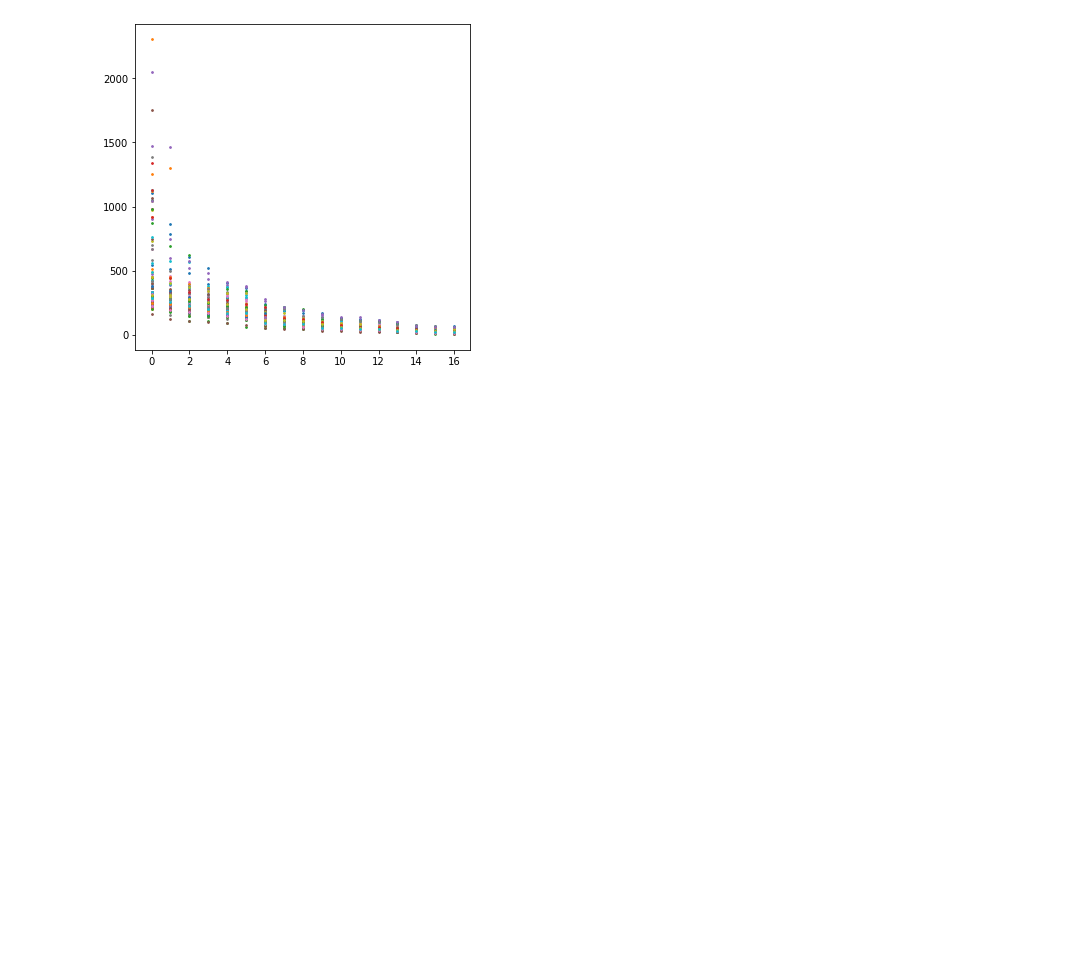
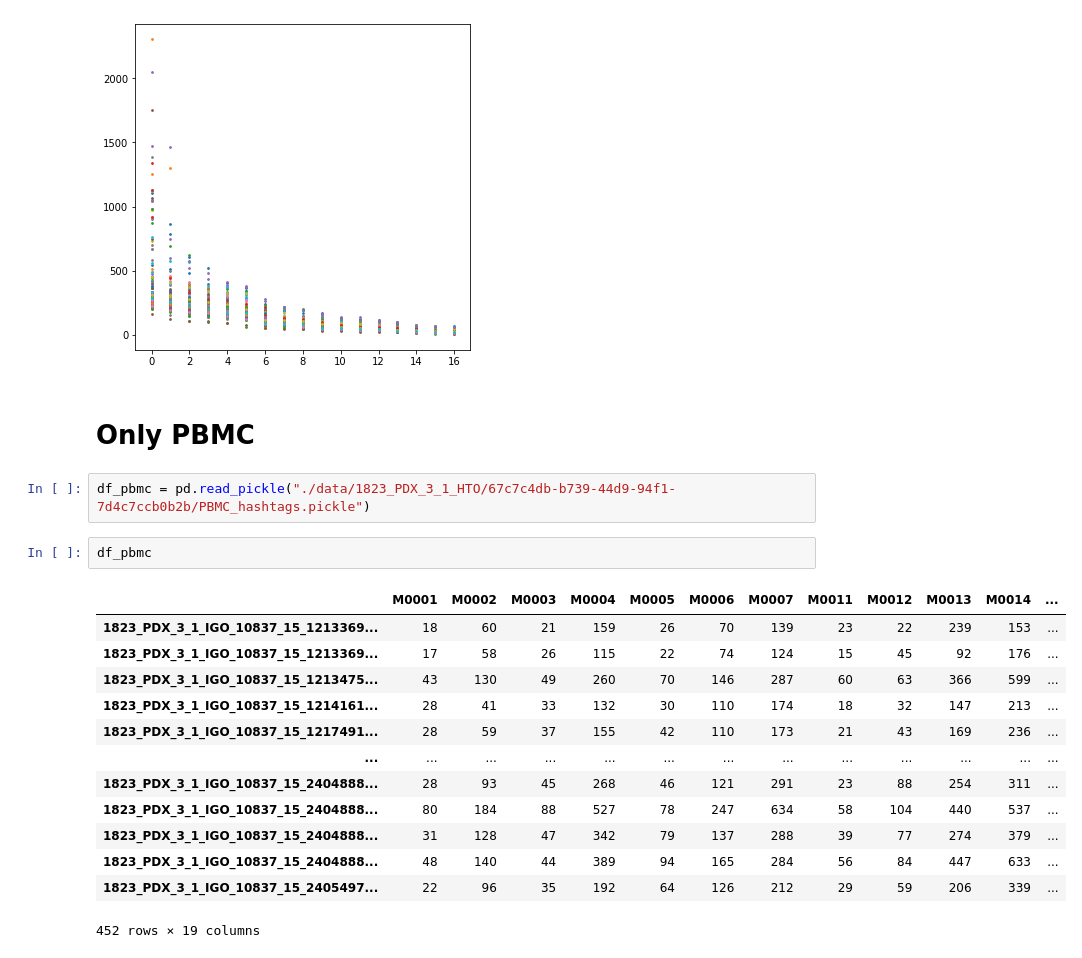
Before and after one commit to hisplan/sharp, a Jupyter notebook: manual-inspection/rerun-kmeans.ipynb, the cells around one changed output. Saved outputs shown, nothing was run; the diff lists cells and outputs as text; blank space fills up the shorter version.

```diff
--- a/manual-inspection/rerun-kmeans.ipynb
+++ b/manual-inspection/rerun-kmeans.ipynb
@@ -684,3 +725,23 @@ for umis in sorted_doublets.head(100):
 plt.show()
 # %% [output]
 [figure]
+# %% [markdown]
+# Only PBMC
+# %%
+df_pbmc = pd.read_pickle("./data/1823_PDX_3_1_HTO/67c7c4db-b739-44d9-94f1-7d4c7ccb0b2b/PBMC_hashtags.pickle")
+# %%
+df_pbmc
+# %% [output]
+|  | M0001 | M0002 | M0003 | M0004 | M0005 | M0006 | M0007 | M0011 | M0012 | M0013 | M0014 | ... |
+| 1823_PDX_3_1_IGO_10837_15_1213369... | 18 | 60 | 21 | 159 | 26 | 70 | 139 | 23 | 22 | 239 | 153 | ... |
+| 1823_PDX_3_1_IGO_10837_15_1213369... | 17 | 58 | 26 | 115 | 22 | 74 | 124 | 15 | 45 | 92 | 176 | ... |
+| 1823_PDX_3_1_IGO_10837_15_1213475... | 43 | 130 | 49 | 260 | 70 | 146 | 287 | 60 | 63 | 366 | 599 | ... |
+| 1823_PDX_3_1_IGO_10837_15_1214161... | 28 | 41 | 33 | 132 | 30 | 110 | 174 | 18 | 32 | 147 | 213 | ... |
+| 1823_PDX_3_1_IGO_10837_15_1217491... | 28 | 59 | 37 | 155 | 42 | 110 | 173 | 21 | 43 | 169 | 236 | ... |
+| ... | ... | ... | ... | ... | ... | ... | ... | ... | ... | ... | ... | ... |
+| 1823_PDX_3_1_IGO_10837_15_2404888... | 28 | 93 | 45 | 268 | 46 | 121 | 291 | 23 | 88 | 254 | 311 | ... |
+| 1823_PDX_3_1_IGO_10837_15_2404888... | 80 | 184 | 88 | 527 | 78 | 247 | 634 | 58 | 104 | 440 | 537 | ... |
+| 1823_PDX_3_1_IGO_10837_15_2404888... | 31 | 128 | 47 | 342 | 79 | 137 | 288 | 39 | 77 | 274 | 379 | ... |
+| 1823_PDX_3_1_IGO_10837_15_2404888... | 48 | 140 | 44 | 389 | 94 | 165 | 284 | 56 | 84 | 447 | 633 | ... |
+| 1823_PDX_3_1_IGO_10837_15_2405497... | 22 | 96 | 35 | 192 | 64 | 126 | 212 | 29 | 59 | 206 | 339 | ... |
+452 rows × 19 columns
```
Also changed, not shown: parts of 28 cells of this notebook.
